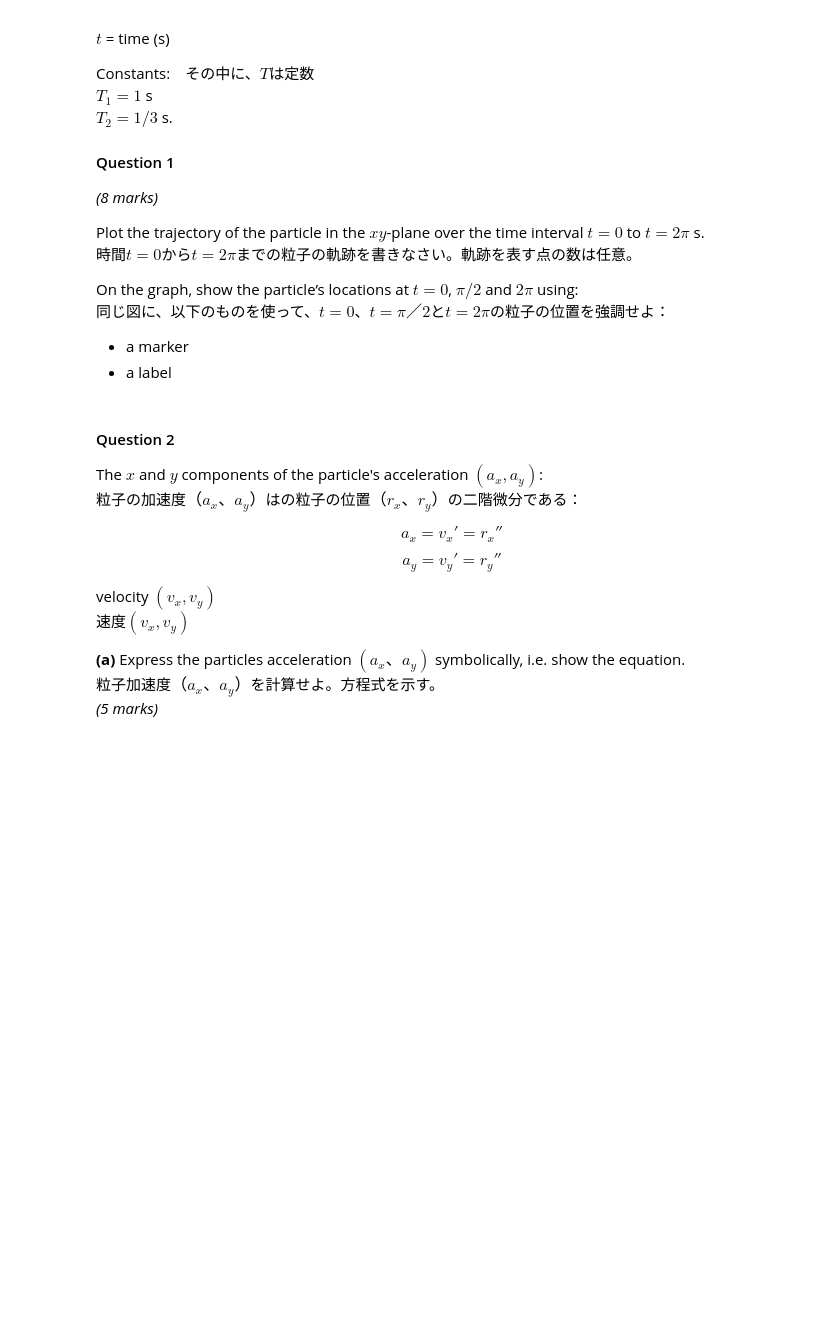
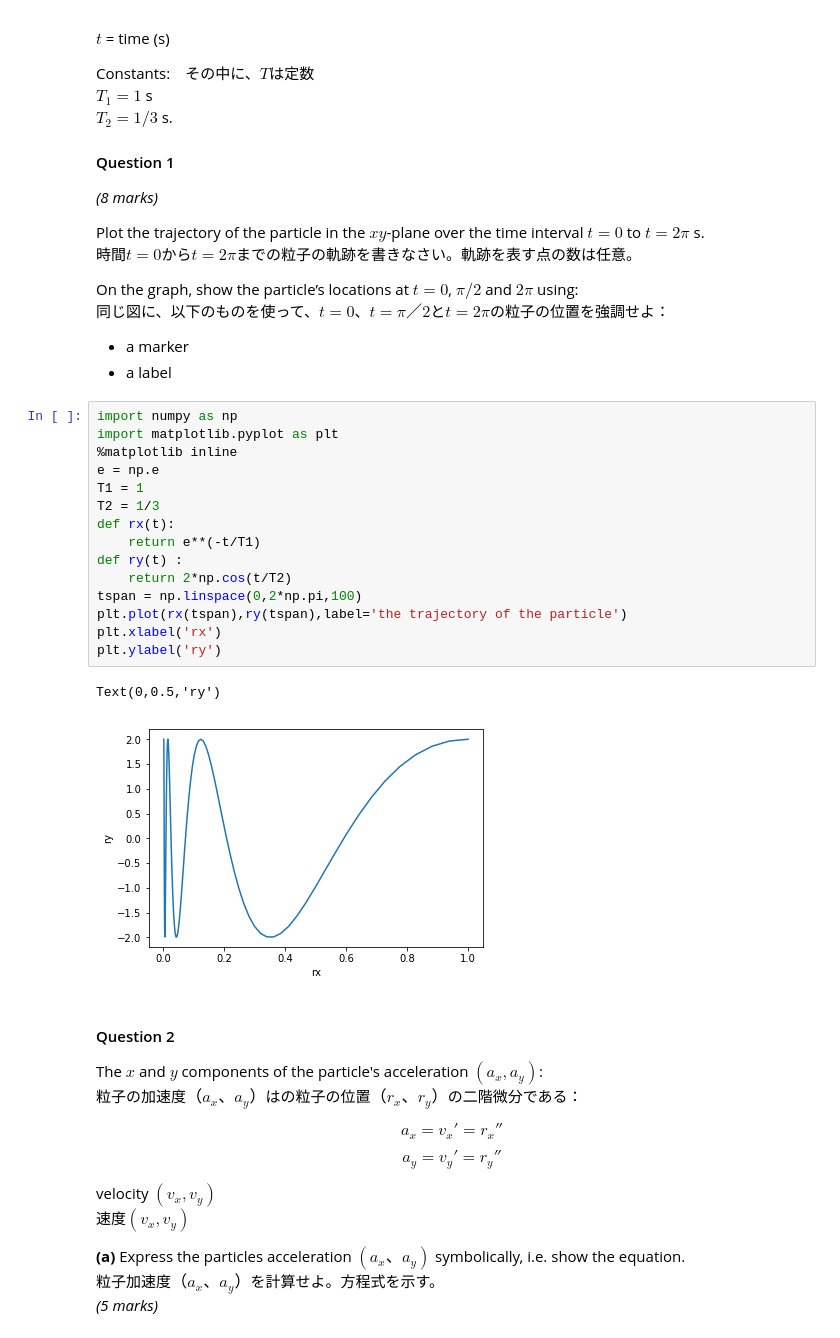
Before and after one commit to Tommy3121173/tommy, a Jupyter notebook: Assignment.ipynb, the cells around one changed output. Cells and saved outputs as stored; diff of their text form; blank space fills up the shorter version.

```diff
--- a/Assignment.ipynb
+++ b/Assignment.ipynb
@@ -120,6 +213,24 @@ On the graph, show the particle’s locations at $t = 0$, $\pi/2$ and $2\pi$ usi
 <br>同じ図に、以下のものを使って、$t=0$、$t=\pi／2$と$t=2\pi$の粒子の位置を強調せよ：
 - a marker
 - a label
+# %%
+import numpy as np
+import matplotlib.pyplot as plt
+%matplotlib inline
+e = np.e
+T1 = 1
+T2 = 1/3
+def rx(t):
+    return e**(-t/T1)
+def ry(t) :
+    return 2*np.cos(t/T2)
+tspan = np.linspace(0,2*np.pi,100)
+plt.plot(rx(tspan),ry(tspan),label='the trajectory of the particle')
+plt.xlabel('rx')
+plt.ylabel('ry')
+# %% [output]
+Text(0,0.5,'ry')
+[figure, added]
 # %% [markdown]
 #### Question 2
 
```
Also changed, not shown: parts of 6 cells of this notebook, 6 other files.
